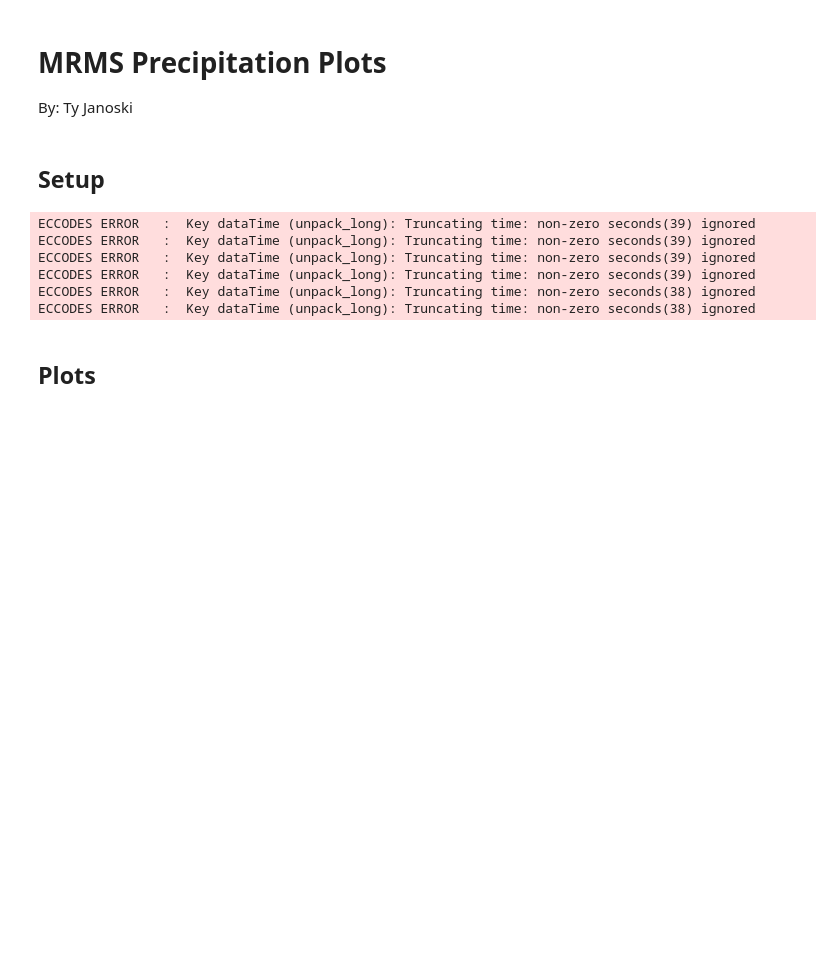
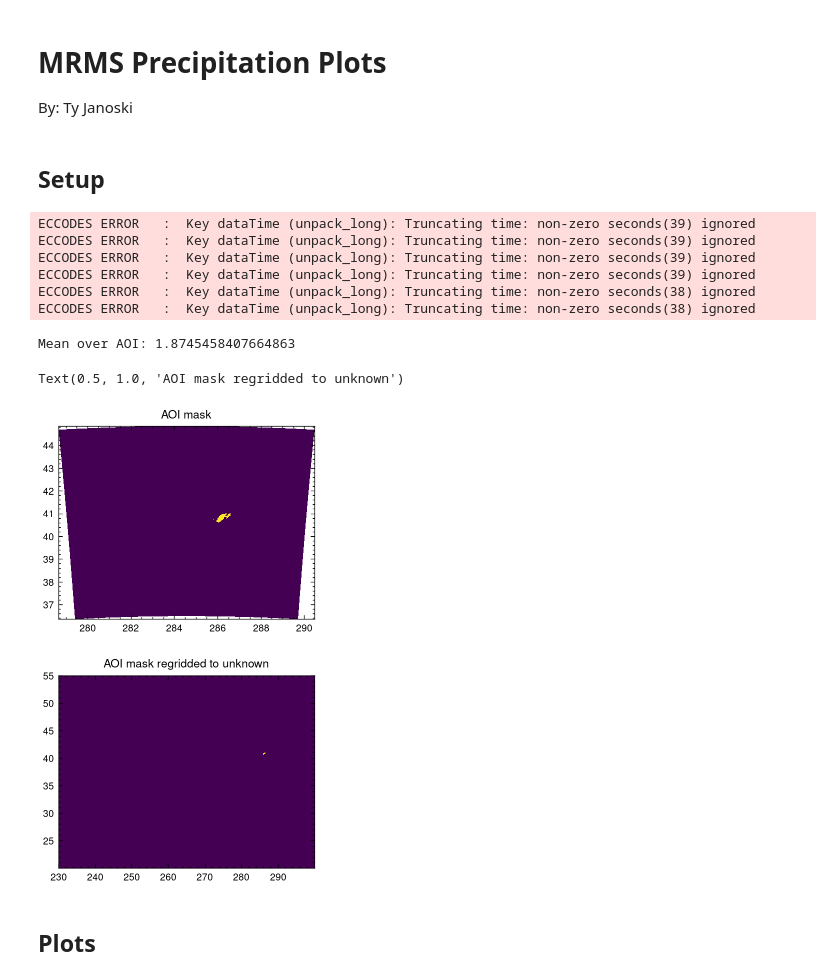
Before and after one commit to tyfolino/ida-precip, a Jupyter notebook: new-wofs/MRMS.ipynb, the cells around one changed output. Cells and saved outputs as stored; diff of their text form; code cells hidden in the pictures; blank space fills up the shorter version.

```diff
--- a/new-wofs/MRMS.ipynb
+++ b/new-wofs/MRMS.ipynb
@@ -157,6 +171,48 @@ df_ida = df_ida[["Date", "Time", "Latitude", "Longitude"]]
 # %%
 # Read in aoi file
 aoi = xr.open_dataarray("../data-holding/aoi.nc")
+# %%
+# Flatten AOI grid to 1D
+aoi_flat = aoi.values.flatten()
+lat_flat = wofs_lat.values.flatten()
+lon_flat = (wofs_lon.values.flatten() + 360) % 360
+
+# Points where AOI is valid
+points = np.column_stack((lat_flat, lon_flat))
+values = aoi_flat.astype(float)  # convert bool to float for interpolation
+
+# Target grid from `unknown`
+target_lat, target_lon = np.meshgrid(hourly.latitude.values, hourly.longitude.values, indexing="ij")
+target_points = np.column_stack((target_lat.ravel(), target_lon.ravel()))
+
+# Interpolate (nearest to preserve boolean nature)
+aoi_interp = griddata(points, values, target_points, method='nearest')
+aoi_mask_on_unknown_grid = aoi_interp.reshape(target_lat.shape).astype(bool)
+# %%
+# Convert to xarray for alignment (same dims as unknown)
+masked_aoi = xr.DataArray(
+    aoi_mask_on_unknown_grid,
+    dims=("latitude", "longitude"),
+    coords={"latitude": hourly.latitude, "longitude": hourly.longitude}
+)
+
+# Mask and average
+average_value = hourly.where(masked_aoi).mean().item() / 25.4
+print("Mean over AOI:", average_value)
+# %% [output]
+Mean over AOI: 1.8745458407664863
+# %%
+plt.figure()
+plt.pcolormesh((wofs_lon + 360)%360, wofs_lat, aoi, shading='auto')
+plt.title("AOI mask")
+
+plt.figure()
+plt.pcolormesh(hourly.longitude, hourly.latitude, aoi_mask_on_unknown_grid, shading='auto')
+plt.title("AOI mask regridded to unknown")
+# %% [output]
+Text(0.5, 1.0, 'AOI mask regridded to unknown')
+[figure, added]
+[figure, added]
 # %% [markdown]
 ## Plots
 # %%
```
Also changed, not shown: parts of 8 cells of this notebook, 7 other files.
